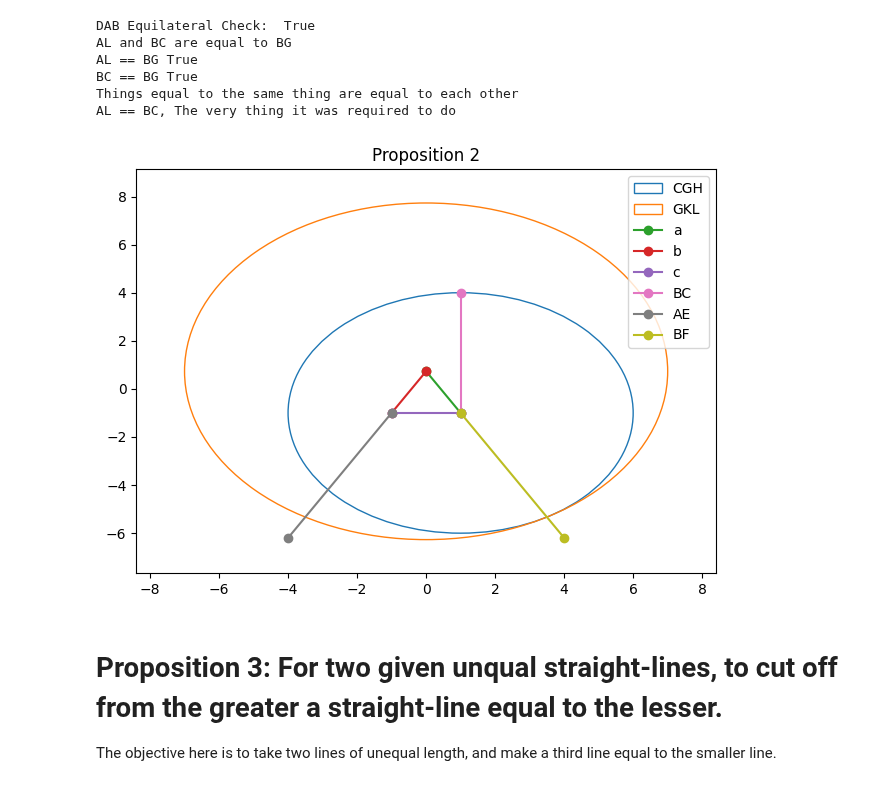
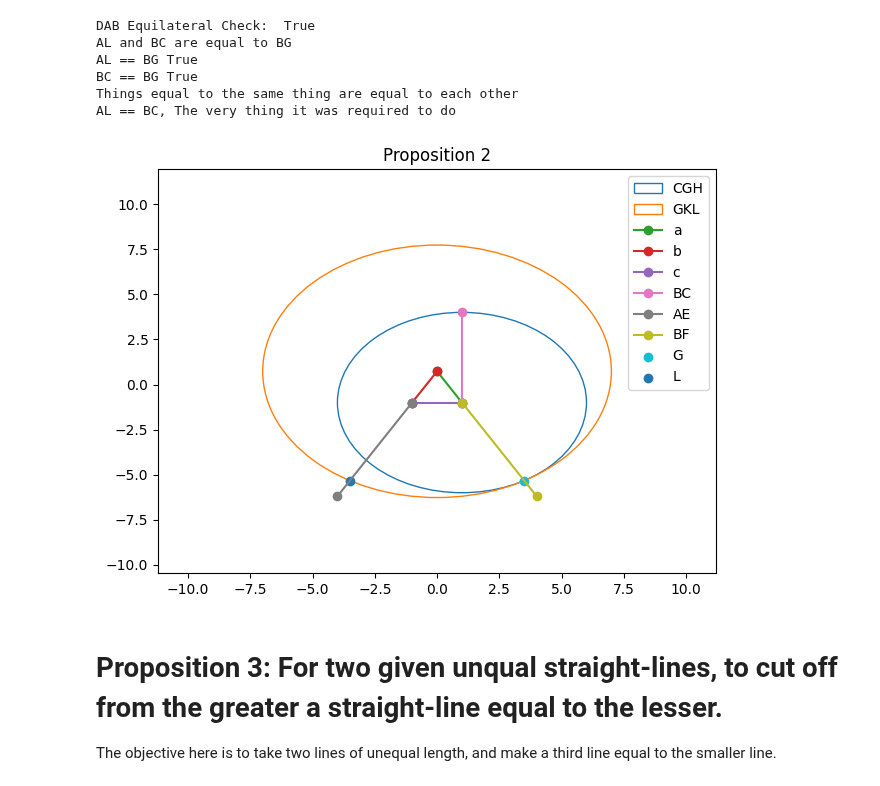
Before and after one commit to jon-bown/euclid, a Jupyter notebook: euclid_s_elements_book_1_prop_1_20.ipynb, the cells around one changed output. Saved outputs shown, nothing was run; the diff lists cells and outputs as text; code cells hidden in the pictures.

```diff
--- a/euclid_s_elements_book_1_prop_1_20.ipynb
+++ b/euclid_s_elements_book_1_prop_1_20.ipynb
@@ -175,10 +177,10 @@ class Circle2E(euclid.Circle):
         """
         get intersections of self and another circle (which is at most two points, proven later by Euclid)
         """
-    # circle 1: (x0, y0), radius r0
-    # circle 2: (x1, y1), radius r1
+      # self: (x0, y0), radius r0
+      # circle 2: (x1, y1), radius r1
         if not isinstance(c2, Circle2E):
-            raise AttributeError("Must pass euclid Circle")
+            raise AttributeError("Must pass euclid Circle object")
 
         x0 = self.c.x
         y0 = self.c.y
@@ -213,6 +215,8 @@ class Circle2E(euclid.Circle):
         return (x3, y3, x4, y4)
 # %%
 def point2_almost_equal(p1, p2, precision=2):
+    if not isinstance(p1, Point2) or not isinstance(p2, Point2):
+      raise TypeError("Incorrect object types passed as p1 or p2")
     return (round(p1.x, precision) == round(p2.x, precision)) and (round(p1.y, precision) == round(p2.y, precision))
 # %%
 class Line2E(euclid.Line2):
@@ -272,6 +276,8 @@ def angle_btw_lines(L1: Line2E, L2: Line2E):
     """
     Calculate the angle between two lines internal to the two lines in the context of a triangle
     """
+    if not isinstance(L1, Line2E) or not isinstance(L2, Line2E):
+      raise TypeError("Either L1 or L2 lines are not of type Line2E")
     # Find the common point
     common_point = get_common_point(L1, L2)
 
@@ -648,9 +654,9 @@ BC == BG True
 Things equal to the same thing are equal to each other
 AL == BC, The very thing it was required to do
 # %%
-plot_2d([CGH, GKL, DAB, BC, AE, BF], ['CGH','GKL','DAB', 'BC', 'AE', 'BF'], title='Proposition 2', annotate=False)
+plot_2d([CGH, GKL, DAB, BC, AE, BF, G, L], ['CGH','GKL','DAB', 'BC', 'AE', 'BF', 'G', 'L'], title='Proposition 2', annotate=False, edge=0.3)
 # %% [output]
-[figure, old version]
+[figure, new version]
 # %% [markdown]
 # Proposition 3: For two given unqual straight-lines, to cut off from the greater a straight-line equal to the lesser.
 
```
Also changed, not shown: parts of 12 cells of this notebook.
